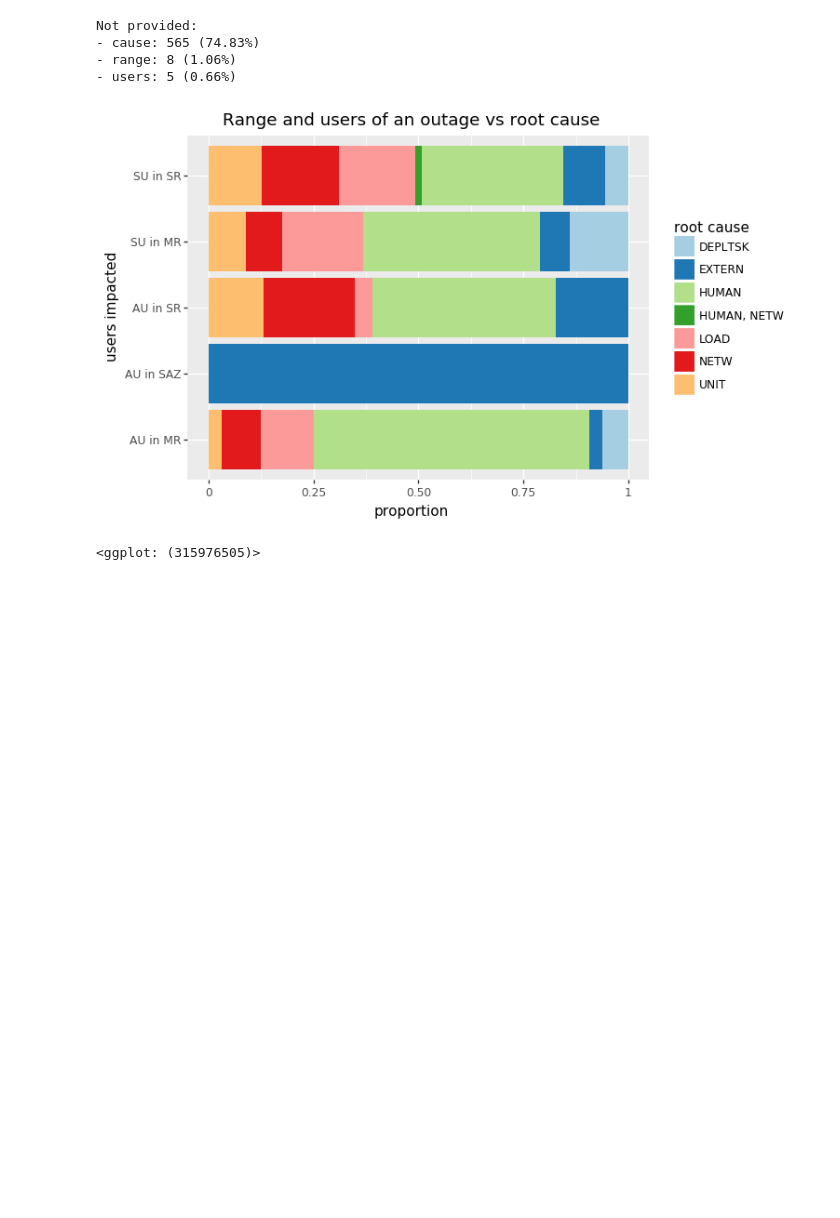
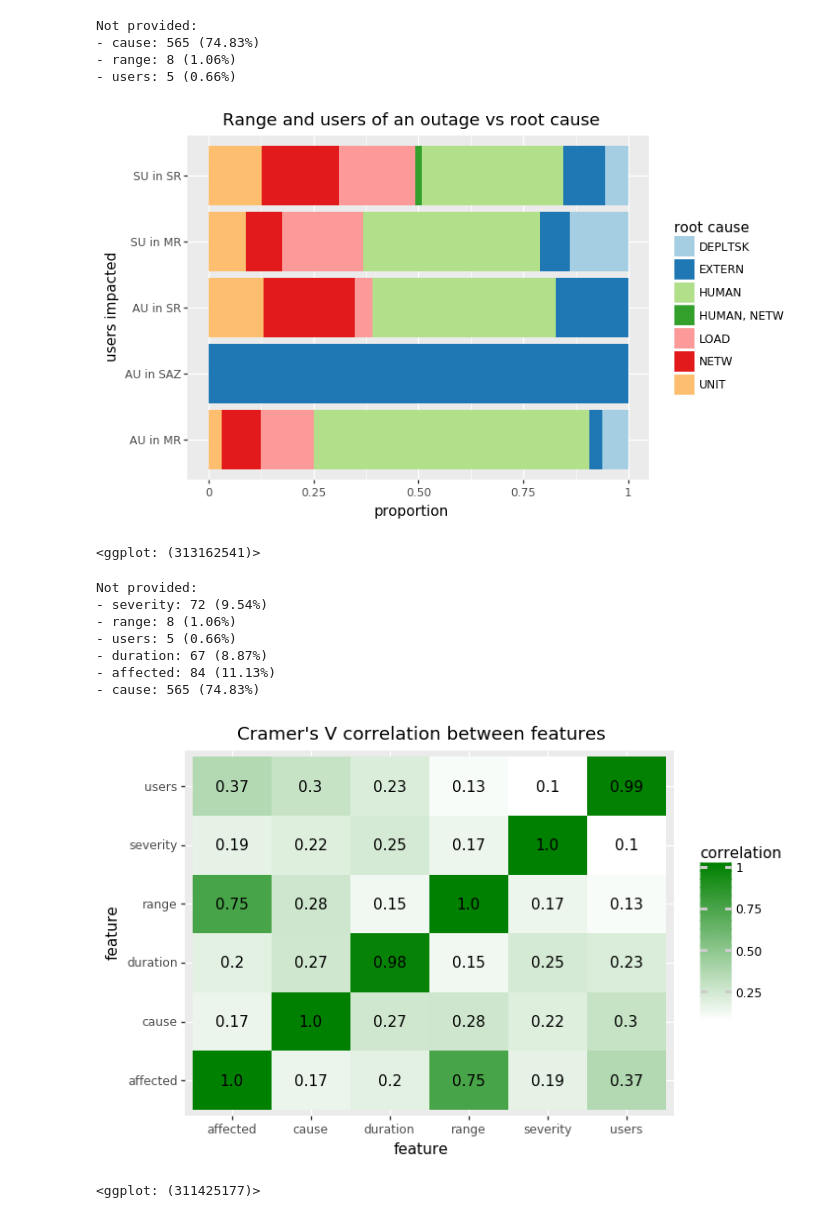
Before and after one commit to thezeroalpha/honours-project, a Jupyter notebook: notebooks/Plotting.ipynb, the cells around one changed output. Saved outputs shown, nothing was run; the diff lists cells and outputs as text; code cells hidden in the pictures; blank space fills up the shorter version.

Commit message:
Correlations

```diff
--- a/notebooks/Plotting.ipynb
+++ b/notebooks/Plotting.ipynb
@@ -102,7 +102,7 @@ cont_fillpalette = p9.scale_fill_gradient(low="blue", high="red")
 # %%
 df = pd.read_parquet("../data/preprocessed.parquet")
 
-# These columns are pointless to plot, and take a long time
-df.drop(labels=['description', 'service_id'], axis=1, inplace=True)
-df.columns
+# These columns are pointless to plot
+df.drop(labels=['description', 'service_id', 'half_desc'], axis=1, inplace=True)
+df.dtypes
 # %% [output]
@@ -296,4 +310,4 @@ Not provided:
 - range: 8 (1.06%)
 - users: 5 (0.66%)
 [figure]
-<ggplot: (315976505)>
+<ggplot: (313162541)>
@@ -380,0 +314,53 @@ Not provided:
+# %%
+filt = df[filter_notprovided(df.severity) & filter_notprovided(df.range) & filter_notprovided(df.users) & filter_notprovided(df.duration)
+          & filter_notprovided(df.affected) & filter_notprovided(df.cause)]
+corrdf = pd.DataFrame({'severity': filt.severity.map(lambda x: ','.join(map(shorten, x))),
+              'range': filt.range.map(shorten),
+              'users': filt.users.map(shorten),
+              'duration': filt.duration.map(shorten),
+              'affected': filt.affected.map(lambda x: ','.join(map(shorten, x))),
+              'cause': filt.cause.map(lambda x: ','.join(map(shorten, x)))})
+# %%
+def cramers_v(x, y):
+    import scipy.stats as ss
+    confusion_matrix = pd.crosstab(x,y)
+    chi2 = ss.chi2_contingency(confusion_matrix)[0]
+    n = confusion_matrix.sum().sum()
+    phi2 = chi2/n
+    r,k = confusion_matrix.shape
+    phi2corr = max(0, phi2-((k-1)*(r-1))/(n-1))
+    rcorr = r-((r-1)**2)/(n-1)
+    kcorr = k-((k-1)**2)/(n-1)
+    return np.sqrt(phi2corr/min((kcorr-1),(rcorr-1)))
+
+def compute_cramers_v_matrix(df, index, columns):
+    cramersv = pd.DataFrame(index=index, columns=columns)
+    for i in range(0, len(columns)):
+        for j in range(0,len(columns)):
+            v = cramers_v(df[columns[i]],df[columns[j]])
+            cramersv.loc[columns[i],columns[j]] = v
+            cramersv.loc[columns[j],columns[i]] = v
+    cramersv.fillna(value=np.nan,inplace=True)
+    return cramersv
+
+export_graph("cramers-v", df, ['severity', 'range', 'users', 'duration', 'affected', 'cause'],
+             (p9.ggplot(corrdf.pipe(compute_cramers_v_matrix, index=corrdf.columns, columns=corrdf.columns)
+                        .stack()
+                        .reset_index(name='correlation')
+                        .rename(columns={'level_0': 'x', 'level_1': 'y'}))
+              + p9.aes(x='x', y='y', fill='correlation', label='round(correlation, 2)')
+              + p9.scale_fill_gradient(low='white', high='green')
+              + p9.geom_tile()
+              + p9.geom_text()
+              + p9.labs(x='feature', y='feature')
+              + p9.ggtitle("Cramer's V correlation between features")))
+# %% [output]
+Not provided:
+- severity: 72 (9.54%)
+- range: 8 (1.06%)
+- users: 5 (0.66%)
+- duration: 67 (8.87%)
+- affected: 84 (11.13%)
+- cause: 565 (74.83%)
+[figure, added]
+<ggplot: (311425177)>
```
Also changed, not shown: parts of 10 cells of this notebook, 15 other files.
